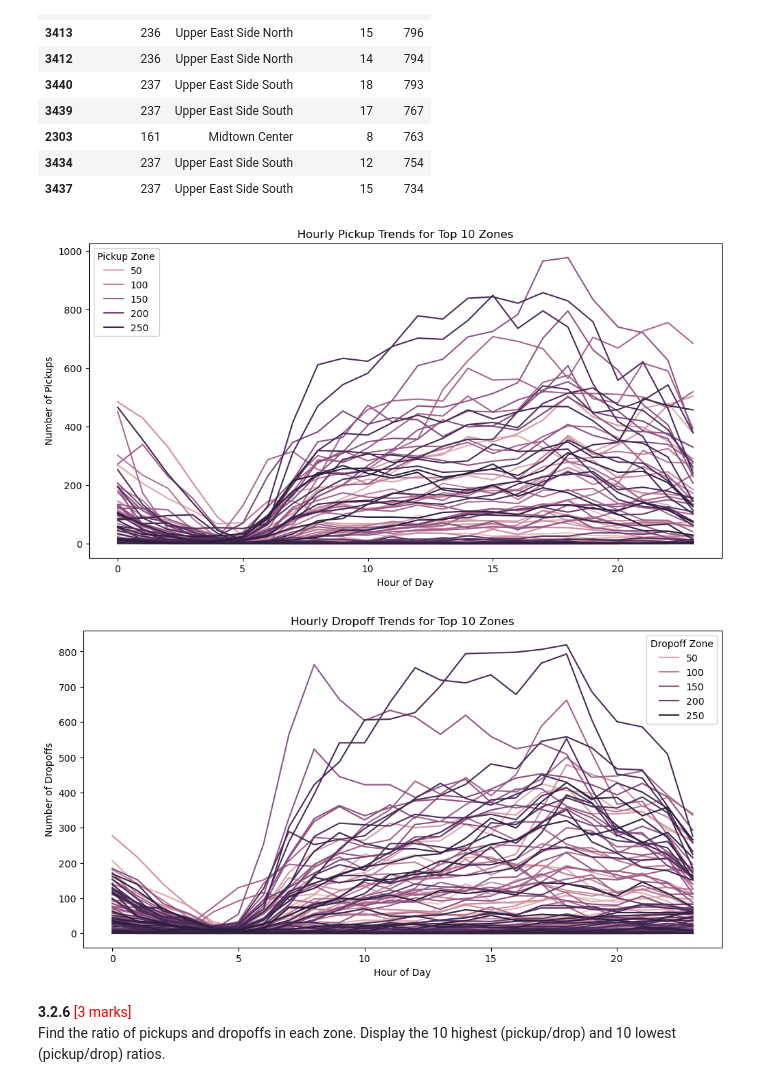
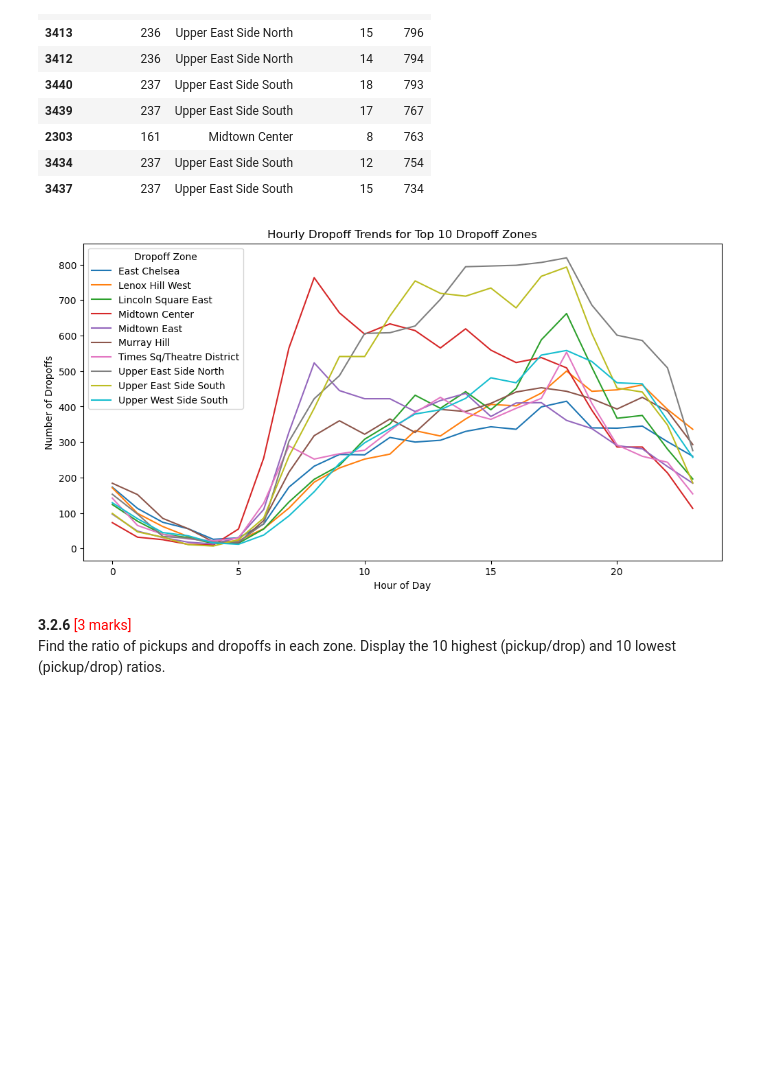
Before and after one commit to smdi/EDA-Assignment-NYC-Taxi-Records-Analysis, a Jupyter notebook: Imran_EDA_Assignment_NYC_Taxi_Records_Analysis_code.ipynb, the cells around one changed output. Drawn from its saved outputs; the diff is of its cells as text; code cells hidden in the pictures; blank space fills up the shorter version.

```diff
--- a/Imran_EDA_Assignment_NYC_Taxi_Records_Analysis_code.ipynb
+++ b/Imran_EDA_Assignment_NYC_Taxi_Records_Analysis_code.ipynb
@@ -1863,25 +1880,20 @@ merged_dropoff_locs.loc[:, ["DOLocationID", "zone", "pickup_hour", "counts"]].so
 | 3434 | 237 | Upper East Side South | 12 | 754 |
 | 3437 | 237 | Upper East Side South | 15 | 734 |
 # %%
+# Top 10 dropoff zones overall
+top_dropoff_zones = sliced1['DOLocationID'].value_counts().head(10).index
+dropoff_trends = dropoff_locs[dropoff_locs['DOLocationID'].isin(top_dropoff_zones)]
+dropoff_trends = pd.merge(dropoff_trends, zones, how='left', left_on='DOLocationID', right_on='LocationID')
+
 plt.figure(figsize=(12,6))
-sns.lineplot(data=pickup_locs, x='pickup_hour', y='counts', hue='PULocationID')
-plt.title('Hourly Pickup Trends for Top 10 Zones')
-plt.xlabel('Hour of Day')
-plt.ylabel('Number of Pickups')
-plt.legend(title='Pickup Zone')
-plt.show()
-
-# Plot dropoff trends
-plt.figure(figsize=(12,6))
-sns.lineplot(data=dropoff_locs, x='pickup_hour', y='counts', hue='DOLocationID')
-plt.title('Hourly Dropoff Trends for Top 10 Zones')
+sns.lineplot(data=dropoff_trends, x='pickup_hour', y='counts', hue='zone')
+plt.title('Hourly Dropoff Trends for Top 10 Dropoff Zones')
 plt.xlabel('Hour of Day')
 plt.ylabel('Number of Dropoffs')
 plt.legend(title='Dropoff Zone')
 plt.show()
 # %% [output]
-[figure, old version]
+[figure, new version]
-[figure, removed]
 # %% [markdown]
 **3.2.6** <font color = red>[3 marks]</font> <br>
 Find the ratio of pickups and dropoffs in each zone. Display the 10 highest (pickup/drop) and 10 lowest (pickup/drop) ratios.
```
Also changed, not shown: parts of 4 cells of this notebook, 2 other files.
